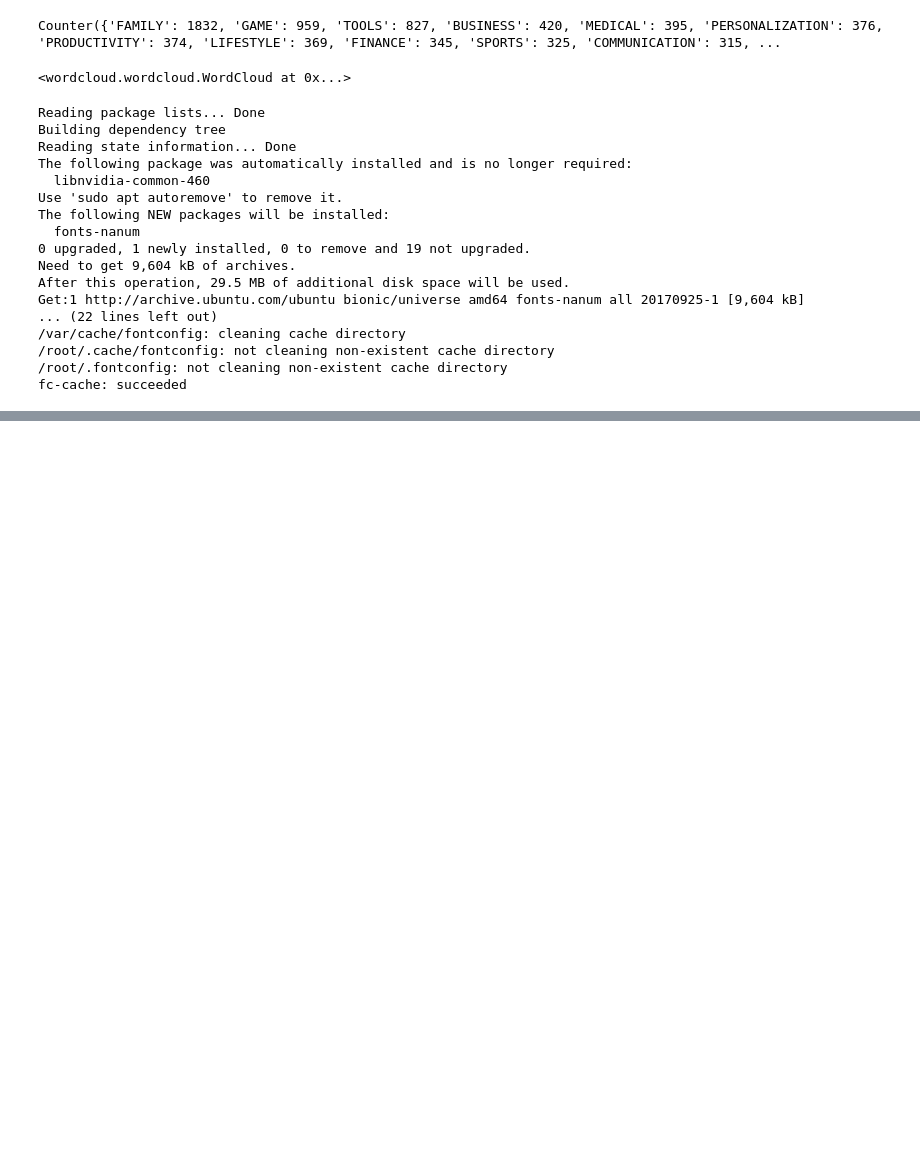
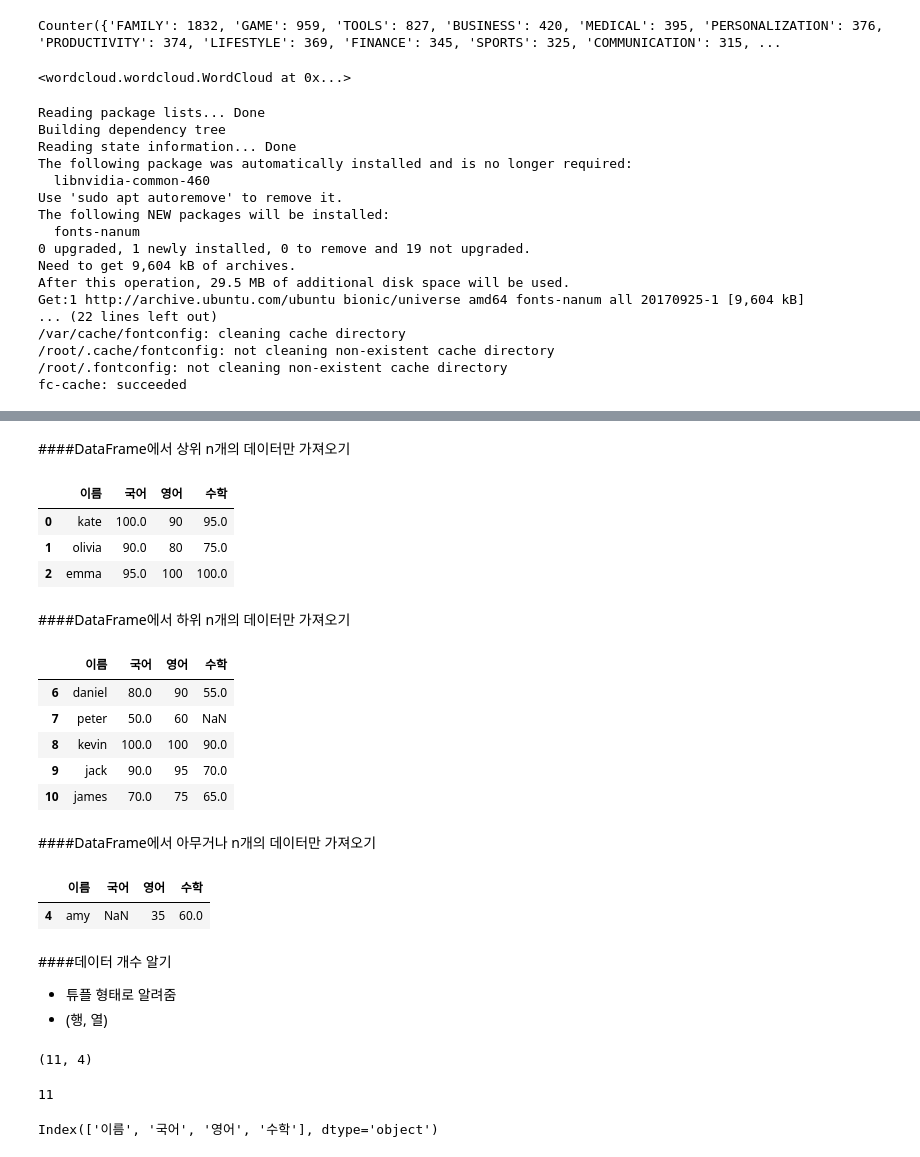
Before and after one commit to ChoSooBeen/Python_practice, a Jupyter notebook: Python_data.ipynb, the cells around one changed output, grey strips where cells are left out. Saved outputs shown, nothing was run; the diff lists cells and outputs as text; code cells hidden in the pictures; blank space fills up the shorter version.

```diff
--- a/Python_data.ipynb
+++ b/Python_data.ipynb
@@ -136,0 +162,53 @@ AttributeError: ignored
+# %% [markdown]
+####DataFrame에서 상위 n개의 데이터만 가져오기
+# %%
+#상위 3개의 데이터만 가져오기
+
+df.head(3)
+# %% [output]
+|  | 이름 | 국어 | 영어 | 수학 |
+| 0 | kate | 100.0 | 90 | 95.0 |
+| 1 | olivia | 90.0 | 80 | 75.0 |
+| 2 | emma | 95.0 | 100 | 100.0 |
+# %% [markdown]
+####DataFrame에서 하위 n개의 데이터만 가져오기
+# %%
+#하위 5개의 데이터만 가져오기
+
+df.tail(5)
+# %% [output]
+|  | 이름 | 국어 | 영어 | 수학 |
+| 6 | daniel | 80.0 | 90 | 55.0 |
+| 7 | peter | 50.0 | 60 | NaN |
+| 8 | kevin | 100.0 | 100 | 90.0 |
+| 9 | jack | 90.0 | 95 | 70.0 |
+| 10 | james | 70.0 | 75 | 65.0 |
+# %% [markdown]
+####DataFrame에서 아무거나 n개의 데이터만 가져오기
+# %%
+#아무거나 가져오기
+
+df.sample()
+# %% [output]
+|  | 이름 | 국어 | 영어 | 수학 |
+| 4 | amy | NaN | 35 | 60.0 |
+# %% [markdown]
+####데이터 개수 알기
+
+
+*   튜플 형태로 알려줌
+*   (행, 열)
+# %%
+df.shape
+# %% [output]
+(11, 4)
+# %%
+#행의 개수
+len(df)
+# %% [output]
+11
+# %%
+#열의 개수
+df.columns
+# %% [output]
+Index(['이름', '국어', '영어', '수학'], dtype='object')
```
Also changed, not shown: parts of 25 cells of this notebook.
